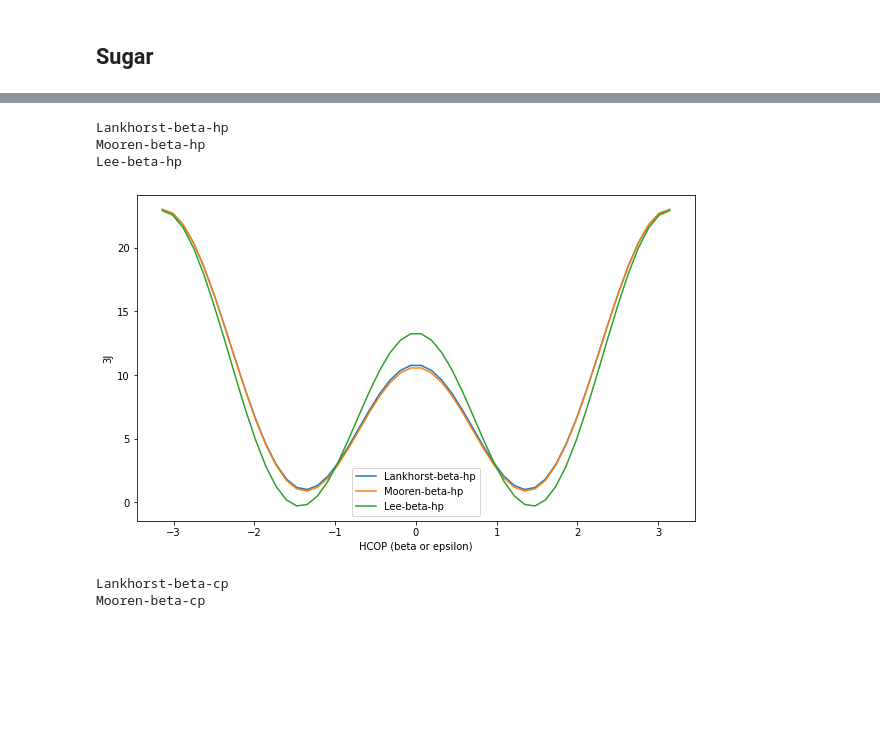
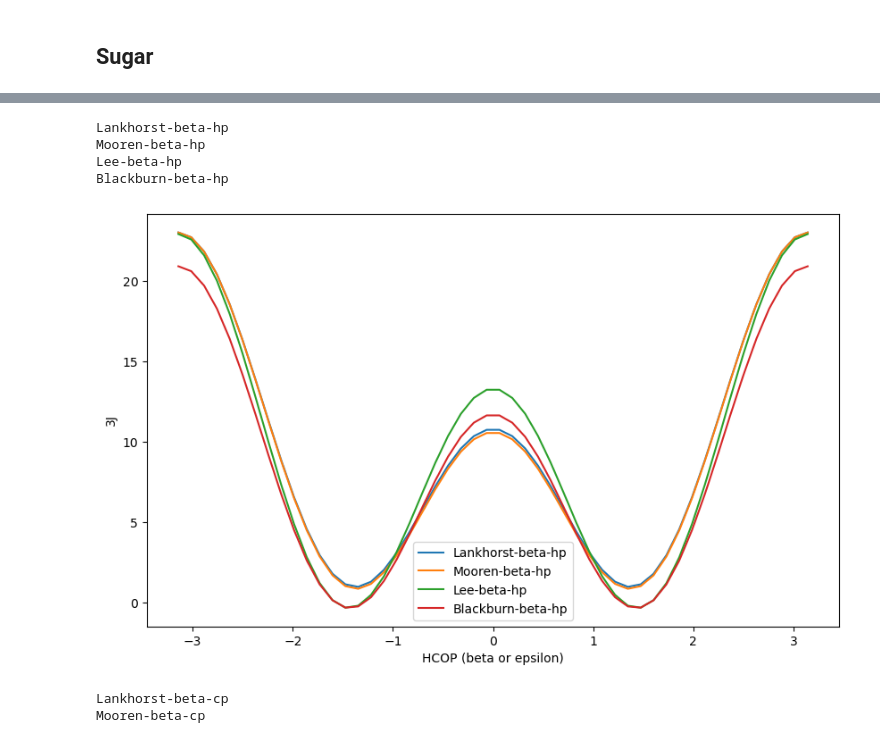
Before and after one commit to bussilab/karplus-equations, a Jupyter notebook: Karplus-Equations.ipynb, the cells around one changed output, grey strips where cells are left out. Saved outputs shown, nothing was run; the diff lists cells and outputs as text; code cells hidden in the pictures; blank space fills up the shorter version.

Commit message:
Added Blackburn parameters for HCOP

```diff
--- a/Karplus-Equations.ipynb
+++ b/Karplus-Equations.ipynb
@@ -138,6 +138,13 @@ def karplus_backbone(x,par):
         # In Cesari et al 2016 they are mentioned as from this paper, which is a review:
         # Wijmenga, S. S.; van Buuren, B. N. Prog Nucl Magn Reson Spectrosc 1998, 32, 287–387.
         return 8.0*np.cos(x)**2-3.4*np.cos(x)+0.5
+
+    elif par=="Blackburn-beta-hp" or par=="Blackburn-epsilon-hp":
+        # Parameters from Blackburn (1972)
+        # https://pubs.acs.org/doi/pdf/10.1021/ja00790a023
+        # Eq. (3)
+        # Note: this is proposed for cyclic nucleotides
+        return 16.3*np.cos(x)**2-4.6*np.cos(x)
 
     elif par=="Davies-gamma":
         # Parameters from Davies, D. B. Prog Nucl Magn Reson Spectrosc 1978, 12, 135–225.
@@ -198,21 +205,23 @@ def karplus_backbone(x,par):
 # %%
 plt.figure(figsize=(10,6))
 for l in [
     "Lankhorst-beta-hp",
     "Mooren-beta-hp",
     "Lee-beta-hp",
+    "Blackburn-beta-hp"
 ]:
     x=np.linspace(-np.pi,np.pi)
     plt.plot(x,karplus_backbone(x,par=l),label=l)
 plt.legend()
 plt.xlabel("HCOP (beta or epsilon)")
 plt.ylabel("3J")
 plt.show()
 # %% [output]
 Lankhorst-beta-hp
 Mooren-beta-hp
 Lee-beta-hp
+Blackburn-beta-hp
-[figure, old version]
+[figure, new version]
 # %%
 plt.figure(figsize=(10,6))
 for l in [
```
Also changed, not shown: parts of 3 cells of this notebook.
